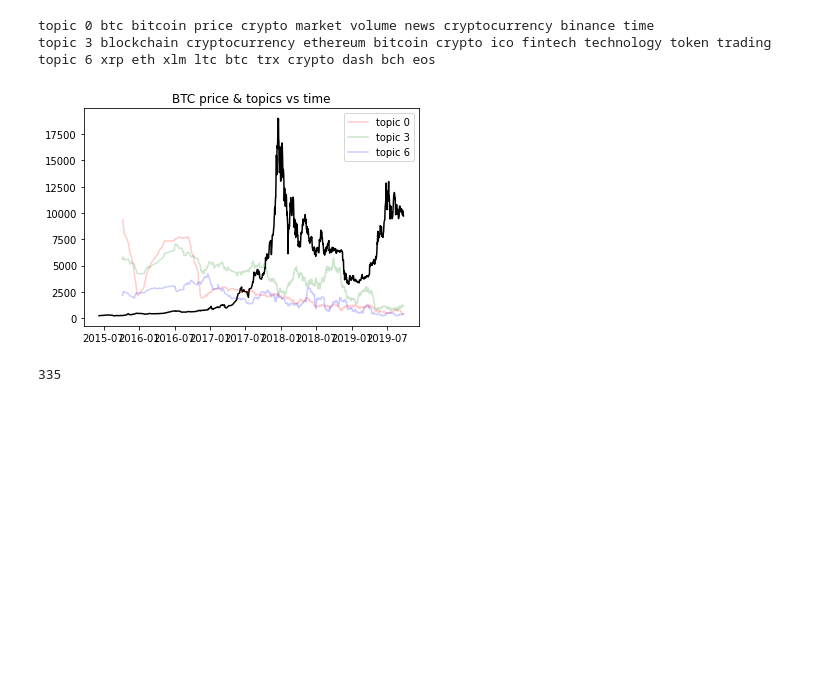
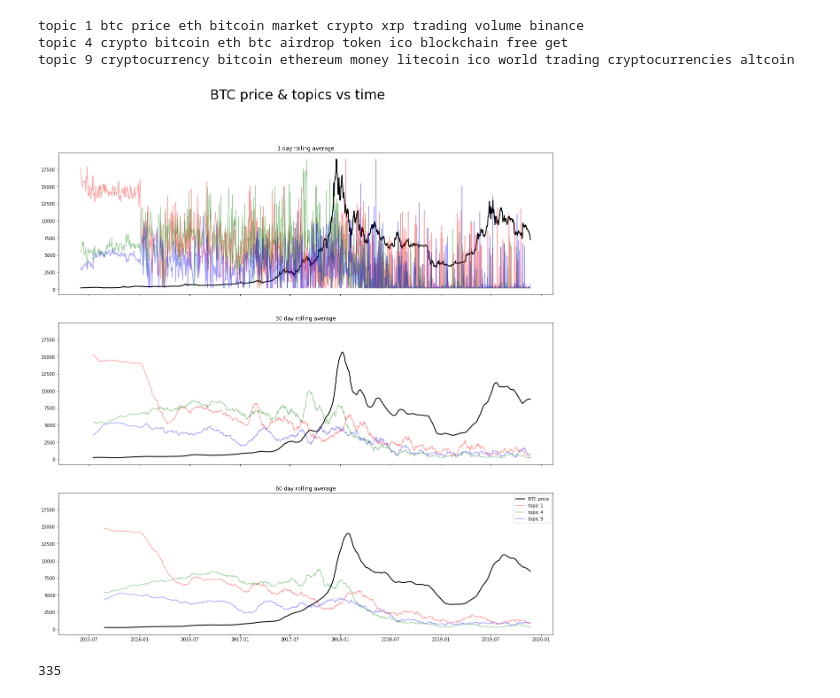
Before and after one commit to mdloucks/topic_modeling_research, a Jupyter notebook: topic_correlation.ipynb, the cells around one changed output. Saved outputs shown, nothing was run; the diff lists cells and outputs as text; code cells hidden in the pictures; blank space fills up the shorter version.

```diff
--- a/topic_correlation.ipynb
+++ b/topic_correlation.ipynb
@@ -11,5 +13,5 @@ import pickle
 # %%
-with open("./preprocessed_bitcoin.pkl", 'rb') as f:
+with open("pkl/preprocessed_bitcoin.pkl", 'rb') as f:
     data = pickle.load(f)
 
 voca2idx = {w: i for i, w in enumerate(data['voca'])}
@@ -58,0 +58,2 @@ tdm = tfidf_transformer.fit_transform(tdm)
+# %%
+tdm = load('time_posts_tdm')
@@ -69,7 +84,7 @@ for dict in prices_list:
         price_dict[dict['date']] = dict['high']
 # %%
 K = 10
-nmf = NMF(n_components=K, alpha=0.1, max_iter=500)
+nmf = NMF(n_components=K, alpha_H=0.1, alpha_W=0.1, max_iter=500)
 W = nmf.fit_transform(tdm).T
 H = nmf.components_
 # %%
@@ -112,49 +127,47 @@ amp success digital marketing fitness entrepreneur business follow friend educat
 # %%
-# from pyecharts.charts import Line
-# from bokeh.palettes import Set1
+durations = [1, 30, 60]
+fig, ax = plt.subplots(len(durations), 1, figsize=(20, 20), sharex=True, sharey=True)
+colors = ['red', 'green', 'blue', 'orange', 'yellow', 'purple', 'magenta', 'violet', 'pink', 'cyan']
+W_scaled = W.copy()
+n_topics = 3
 
-# line = Line()
-# for k in  top_topic[:3]:
-#     line.add(f"topic {k+1}",
-#              time_list, W[k], is_fill=True, is_stack=True, is_symbol_show=False,
-#              line_width=0.2, area_opacity=0.4,
-#              label_color=Set1[7], is_smooth=True, x_axis_type='time')
+for plot_index, duration in enumerate(durations):
 
-# line.height = 500
-# line.width = 800
-# line
-# Couldn't get the original plotting software to work, going to try it with matplotlib instead
+    ax[plot_index].title.set_text(f"{duration} day rolling average")
 
-import matplotlib.pyplot as plt
+    for i, row in enumerate(W):
+        W_scaled[i] = minmax_scale(row, (min(price_dict.values()), max(price_dict.values())), copy=True)
 
-colors = ['red', 'green', 'blue', 'orange', 'yellow', 'purple', 'magenta', 'violet', 'pink', 'cyan']
+    # plot price
+    btc_price_vals = list(price_dict.values())
+    rolling_btc_avg = np.convolve(btc_price_vals, np.ones(duration), 'valid') / duration
 
-W_scaled = W.copy()
+    ax[plot_index].plot(list(price_dict.keys())[:len(rolling_btc_avg)], rolling_btc_avg, lw=2, color='black', label='BTC price')
 
-for i, row in enumerate(W):
-    W_scaled[i] = minmax_scale(row, (min(price_dict.values()), max(price_dict.values())), copy=True)
+    # non-average price
+    # plt.plot(price_dict.keys(), price_dict.values(), color='black')
+
+    # plot topic weights
+    for i, k in enumerate(top_topic[:n_topics]):
+        rolling_avg = np.convolve(W_scaled[k, :], np.ones(duration), 'valid') / duration
+
+        ax[plot_index].plot(list(price_dict.keys())[:len(rolling_avg)], rolling_avg, color=colors[i], alpha=0.4, label=f"topic {k}")
+        # plt.plot(price_dict.keys(), W_scaled[k, :], color=colors[i], alpha=0.2, label=f"topic {k}")
 
 
-plt.plot(price_dict.keys(), price_dict.values(), color='black')
-for i, k in enumerate(top_topic[:3]):
-    duration = 40
-    rolling_avg = np.convolve(W_scaled[k, :], np.ones(duration), 'valid') / duration
-
+for i, k in enumerate(top_topic[:n_topics]):
     print(f"\ntopic {k}", end=' ')
     for j in H[k, :].argsort()[::-1][:10]:
         print(voca[j], end=' ')
 
-    plt.plot(list(price_dict.keys())[:len(rolling_avg)], rolling_avg, color=colors[i], alpha=0.2, label=f"topic {k}")
-    # plt.plot(price_dict.keys(), W_scaled[k, :], color=colors[i], alpha=0.2, label=f"topic {k}")
-
-plt.title("BTC price & topics vs time")
 plt.legend(loc='best')
+fig.suptitle('BTC price & topics vs time', fontsize=30)
 plt.show()
 # %% [output]
-topic 0 btc bitcoin price crypto market volume news cryptocurrency binance time
-topic 3 blockchain cryptocurrency ethereum bitcoin crypto ico fintech technology token trading
-topic 6 xrp eth xlm ltc btc trx crypto dash bch eos
+topic 1 btc price eth bitcoin market crypto xrp trading volume binance
+topic 4 crypto bitcoin eth btc airdrop token ico blockchain free get
+topic 9 cryptocurrency bitcoin ethereum money litecoin ico world trading cryptocurrencies altcoin
-[figure, old version]
+[figure, new version]
 # %%
 # %% [output]
 335
```
Also changed, not shown: parts of 9 cells of this notebook, 11 other files.
